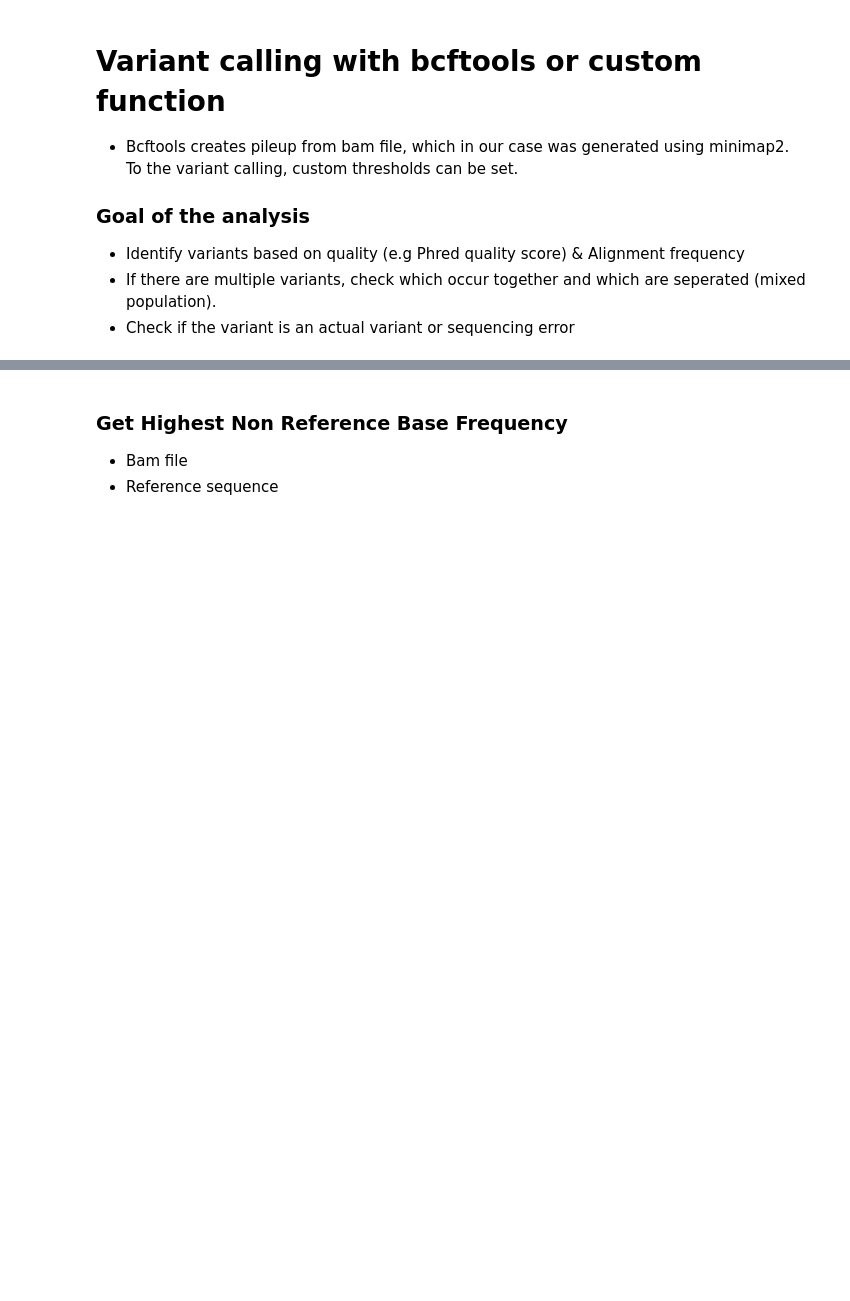
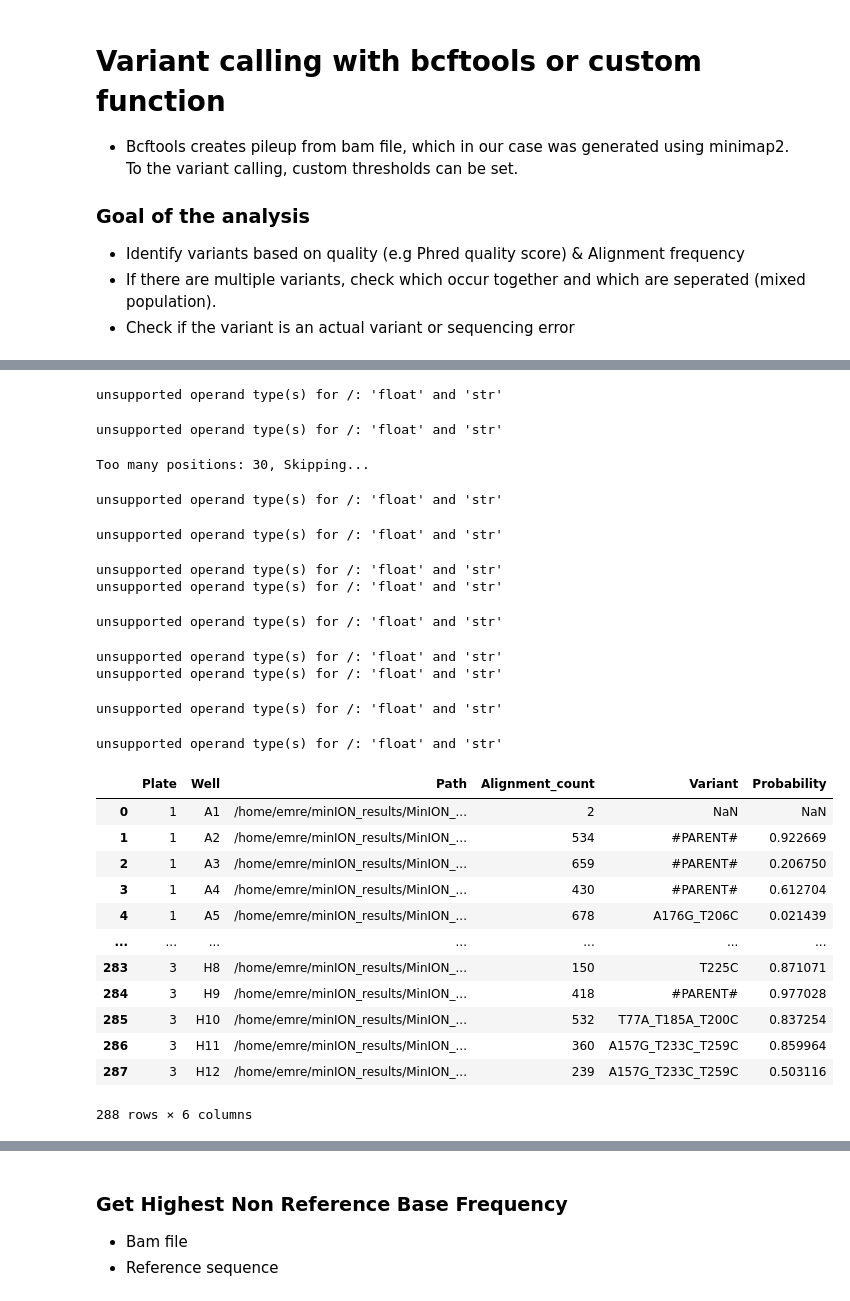
Before and after one commit to fhalab/LevSeq, a Jupyter notebook: examples/test_consensus.ipynb, the cells around one changed output, grey strips where cells are left out. Saved outputs shown, nothing was run; the diff lists cells and outputs as text; code cells hidden in the pictures; blank space fills up the shorter version.

```diff
--- a/examples/test_consensus.ipynb
+++ b/examples/test_consensus.ipynb
@@ -236,0 +250,29 @@ var
+# %%
+variant = vc.get_variant_df(nb_positions)
+variant
+# %% [output]
+unsupported operand type(s) for /: 'float' and 'str'
+unsupported operand type(s) for /: 'float' and 'str'
+Too many positions: 30, Skipping...
+unsupported operand type(s) for /: 'float' and 'str'
+unsupported operand type(s) for /: 'float' and 'str'
+unsupported operand type(s) for /: 'float' and 'str'
+unsupported operand type(s) for /: 'float' and 'str'
+unsupported operand type(s) for /: 'float' and 'str'
+unsupported operand type(s) for /: 'float' and 'str'
+unsupported operand type(s) for /: 'float' and 'str'
+unsupported operand type(s) for /: 'float' and 'str'
+unsupported operand type(s) for /: 'float' and 'str'
+|  | Plate | Well | Path | Alignment_count | Variant | Probability |
+| 0 | 1 | A1 | /home/emre/minION_results/MinION_... | 2 | NaN | NaN |
+| 1 | 1 | A2 | /home/emre/minION_results/MinION_... | 534 | #PARENT# | 0.922669 |
+| 2 | 1 | A3 | /home/emre/minION_results/MinION_... | 659 | #PARENT# | 0.206750 |
+| 3 | 1 | A4 | /home/emre/minION_results/MinION_... | 430 | #PARENT# | 0.612704 |
+| 4 | 1 | A5 | /home/emre/minION_results/MinION_... | 678 | A176G_T206C | 0.021439 |
+| ... | ... | ... | ... | ... | ... | ... |
+| 283 | 3 | H8 | /home/emre/minION_results/MinION_... | 150 | T225C | 0.871071 |
+| 284 | 3 | H9 | /home/emre/minION_results/MinION_... | 418 | #PARENT# | 0.977028 |
+| 285 | 3 | H10 | /home/emre/minION_results/MinION_... | 532 | T77A_T185A_T200C | 0.837254 |
+| 286 | 3 | H11 | /home/emre/minION_results/MinION_... | 360 | A157G_T233C_T259C | 0.859964 |
+| 287 | 3 | H12 | /home/emre/minION_results/MinION_... | 239 | A157G_T233C_T259C | 0.503116 |
+288 rows × 6 columns
```
Also changed, not shown: parts of 16 cells of this notebook, 24 other files.
